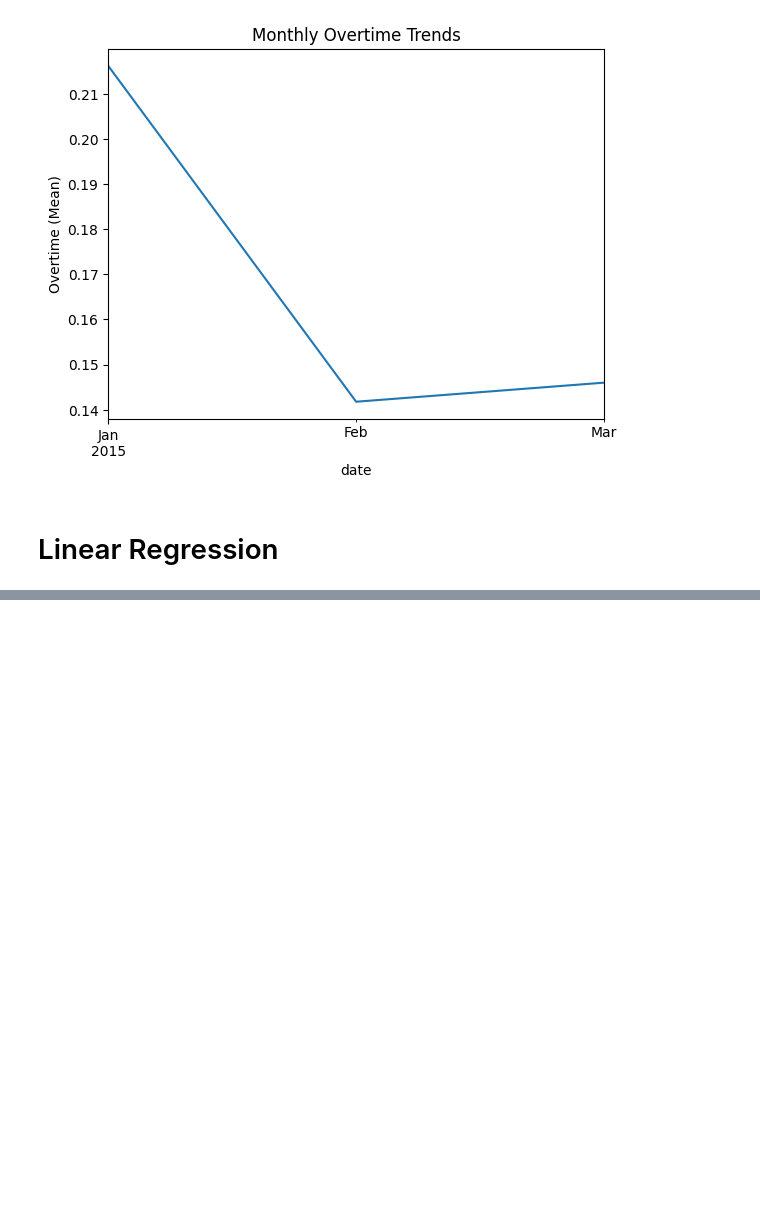
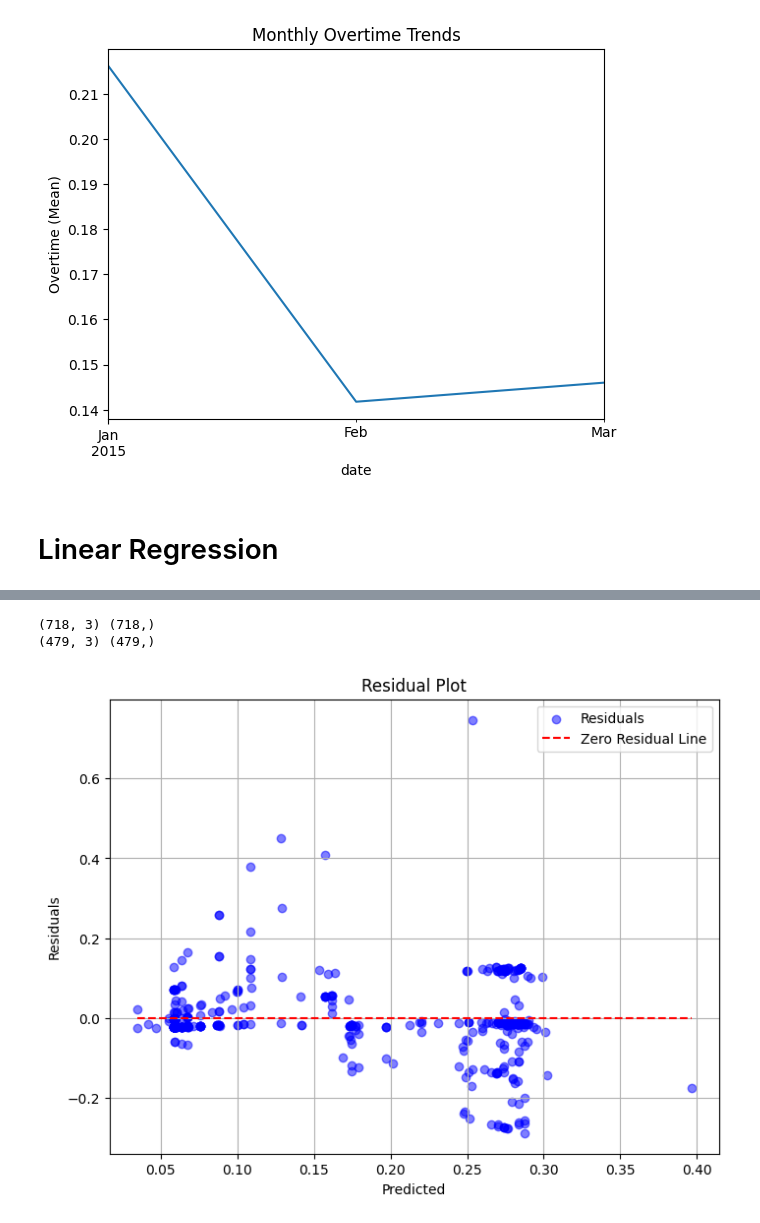
Before and after one commit to jordanchong911/Garments, a Jupyter notebook: garments.ipynb, the cells around one changed output, grey strips where cells are left out. Saved outputs shown, nothing was run; the diff lists cells and outputs as text; code cells hidden in the pictures; blank space fills up the shorter version.

Commit message:
with analytical solution

```diff
--- a/garments.ipynb
+++ b/garments.ipynb
@@ -352,0 +383,3 @@ plt.show()
+# %%
+x = x.drop(['targeted_productivity', 'incentive', 'idle_time', 'idle_men', 'no_of_style_change', 'actual_productivity', 'workers_per_smv', 'z_score'], axis=1)
+x
@@ -352,0 +401,7 @@ plt.show()
+# %%
+x_train, x_test, y_train, y_test = train_test_split(x, y, test_size=0.40)
+print(x_train.shape, y_train.shape)
+print(x_test.shape, y_test.shape)
+# %% [output]
+(718, 3) (718,)
+(479, 3) (479,)
@@ -352,0 +410,27 @@ plt.show()
+# %%
+analytical_method = AnalyticalMethod()
+
+W = analytical_method.compute_weights(x_train, y_train.to_numpy().reshape(-1, 1))
+# %%
+y_predict = analytical_method.predict(x_test)
+# %%
+y_predict = y_predict.flatten()
+
+
+residuals = y_test - y_predict
+plt.figure(figsize=(8, 6))
+
+plt.scatter(y_predict, residuals, color='blue', alpha=0.5, label='Residuals')
+
+# Add horizontal line at 0 (zero residuals) with label
+plt.hlines(y=0, xmin=y_predict.min(), xmax=y_predict.max(), colors='red', linestyles='dashed', label='Zero Residual Line')
+
+plt.xlabel('Predicted')
+plt.ylabel('Residuals')
+plt.title('Residual Plot')
+
+plt.legend()
+plt.grid()
+plt.show()
+# %% [output]
+[figure, added]
```
Also changed, not shown: parts of 35 cells of this notebook, 1 other file.
